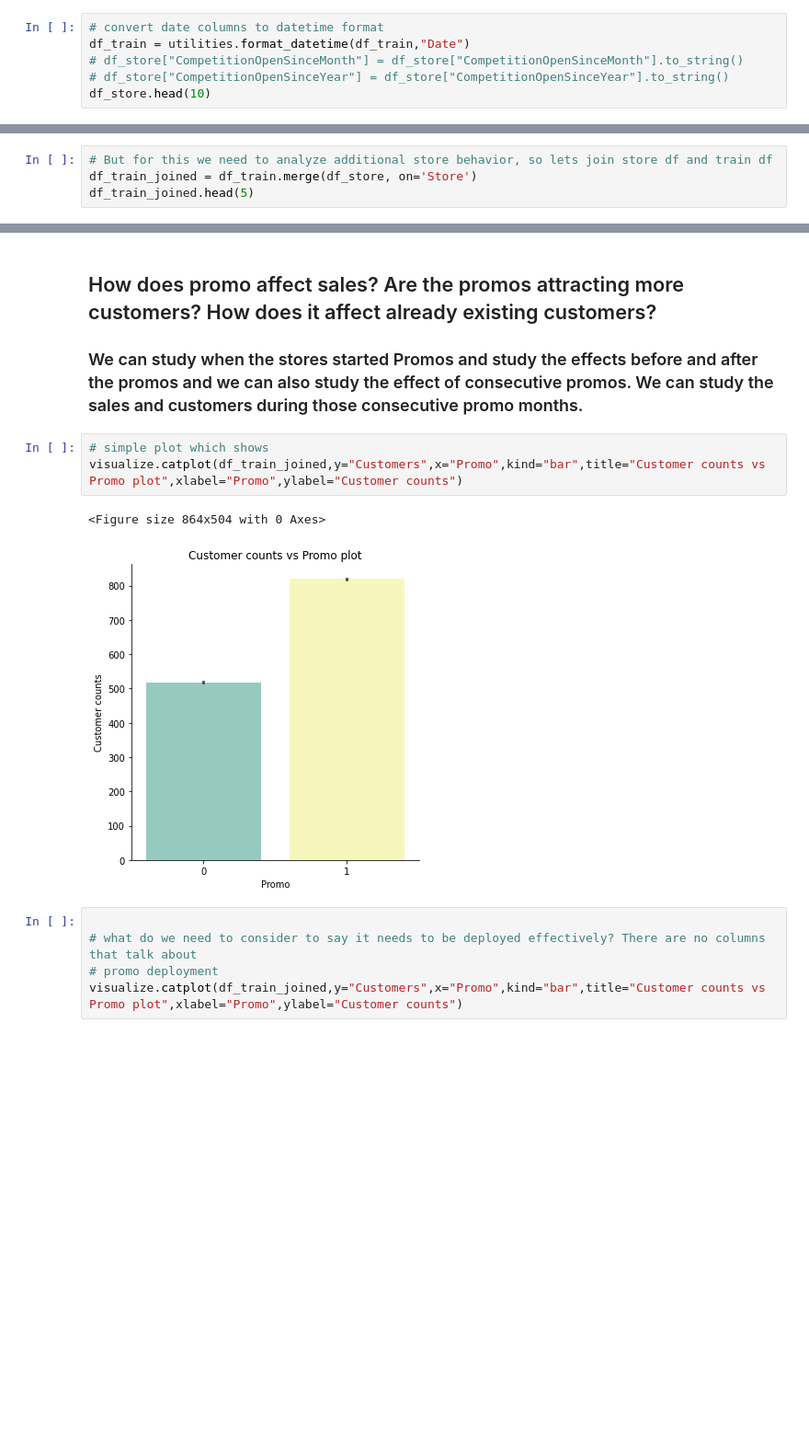
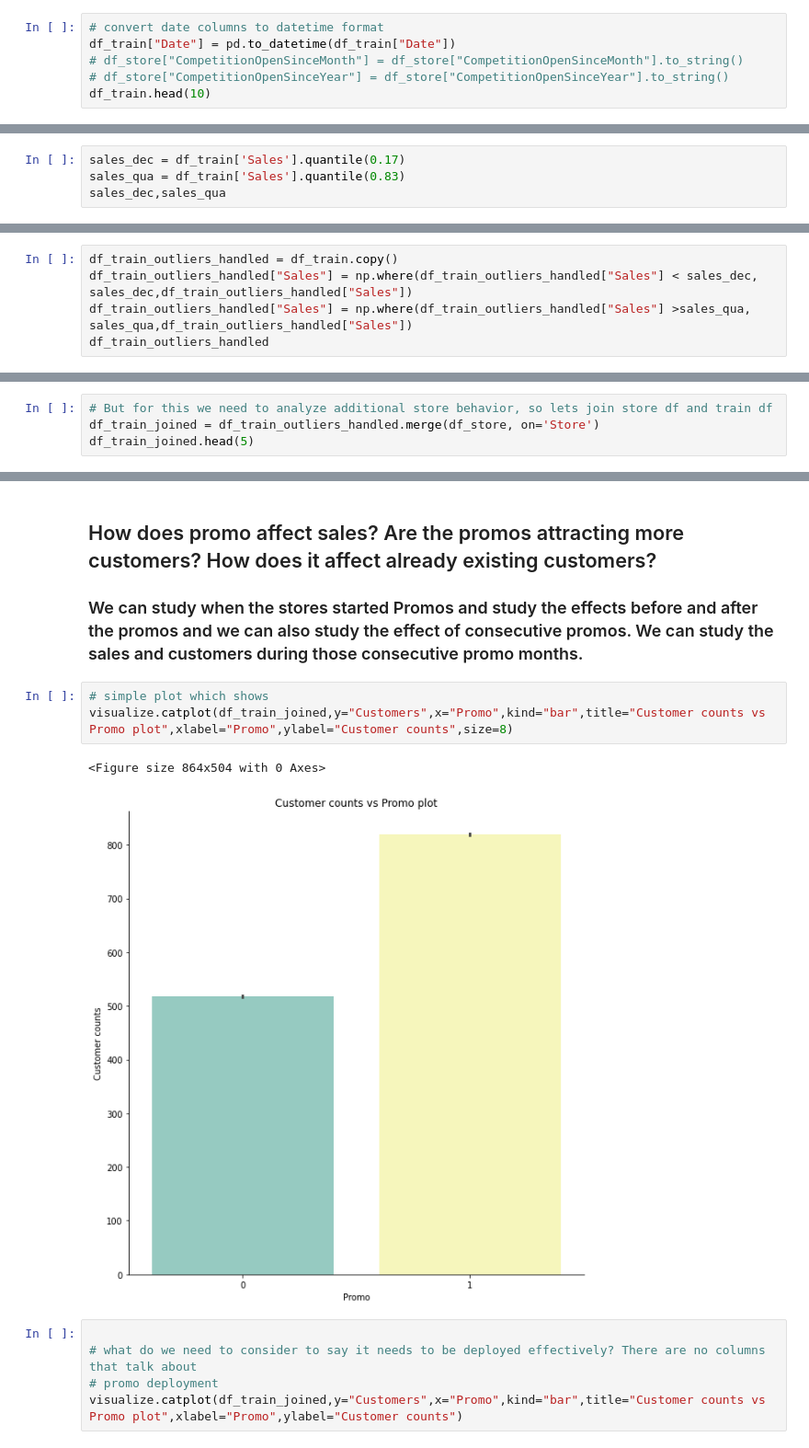
Before and after one commit to DiboraHaile/Pharmaceutical-Sales-prediction-across-multiple-stores, a Jupyter notebook: notebooks/exploration_of_customer_behaviors.ipynb, the cells around one changed output, grey strips where cells are left out. Shown at 92% size. Cells and saved outputs as stored; diff of their text form; blank space fills up the shorter version.

```diff
--- a/notebooks/exploration_of_customer_behaviors.ipynb
+++ b/notebooks/exploration_of_customer_behaviors.ipynb
@@ -136,8 +136,8 @@ memory usage: 2.5+ MB
 ## clean Data
 # %%
 # convert date columns to datetime format
-df_train = utilities.format_datetime(df_train,"Date")
+df_train["Date"] = pd.to_datetime(df_train["Date"])
 # df_store["CompetitionOpenSinceMonth"] = df_store["CompetitionOpenSinceMonth"].to_string()
 # df_store["CompetitionOpenSinceYear"] = df_store["CompetitionOpenSinceYear"].to_string()
-df_store.head(10)
+df_train.head(10)
 # %% [output]
@@ -187,0 +198,4 @@ memory usage: 2.5+ MB
+# %%
+sales_dec = df_train['Sales'].quantile(0.17)
+sales_qua = df_train['Sales'].quantile(0.83)
+sales_dec,sales_qua
@@ -187,0 +204,5 @@ memory usage: 2.5+ MB
+# %%
+df_train_outliers_handled = df_train.copy()
+df_train_outliers_handled["Sales"] = np.where(df_train_outliers_handled["Sales"] < sales_dec, sales_dec,df_train_outliers_handled["Sales"])
+df_train_outliers_handled["Sales"] = np.where(df_train_outliers_handled["Sales"] >sales_qua, sales_qua,df_train_outliers_handled["Sales"])
+df_train_outliers_handled
@@ -310,7 +358,7 @@ visualize.lineplot(monthly_total_sales,x="Date",y="Sales",title="Monthly Sales")
 ### We can anlyze the sales during chrismas and Easter,which includes customers, the type of stores favored during the holidays and the sales.
 # %%
 # But for this we need to analyze additional store behavior, so lets join store df and train df
-df_train_joined = df_train.merge(df_store, on='Store')
+df_train_joined = df_train_outliers_handled.merge(df_store, on='Store')
 df_train_joined.head(5)
 # %% [output]
 |  | Store | DayOfWeek | Date | Sales | Customers | Open | Promo | StateHoliday | SchoolHoliday | ... |
@@ -348,10 +396,10 @@ Spearmans correlation: 0.903
 ### We can study when the stores started Promos and study the effects before and after the promos and we can also study the effect of consecutive promos. We can study the sales and customers during those consecutive promo months.
 # %%
 # simple plot which shows
-visualize.catplot(df_train_joined,y="Customers",x="Promo",kind="bar",title="Customer counts vs Promo plot",xlabel="Promo",ylabel="Customer counts")
+visualize.catplot(df_train_joined,y="Customers",x="Promo",kind="bar",title="Customer counts vs Promo plot",xlabel="Promo",ylabel="Customer counts",size=8)
 # %% [output]
 <Figure size 864x504 with 0 Axes>
-[figure, old version]
+[figure, new version]
 # %%
 
 # what do we need to consider to say it needs to be deployed effectively? There are no columns that talk about
```
Also changed, not shown: parts of 21 cells of this notebook.
